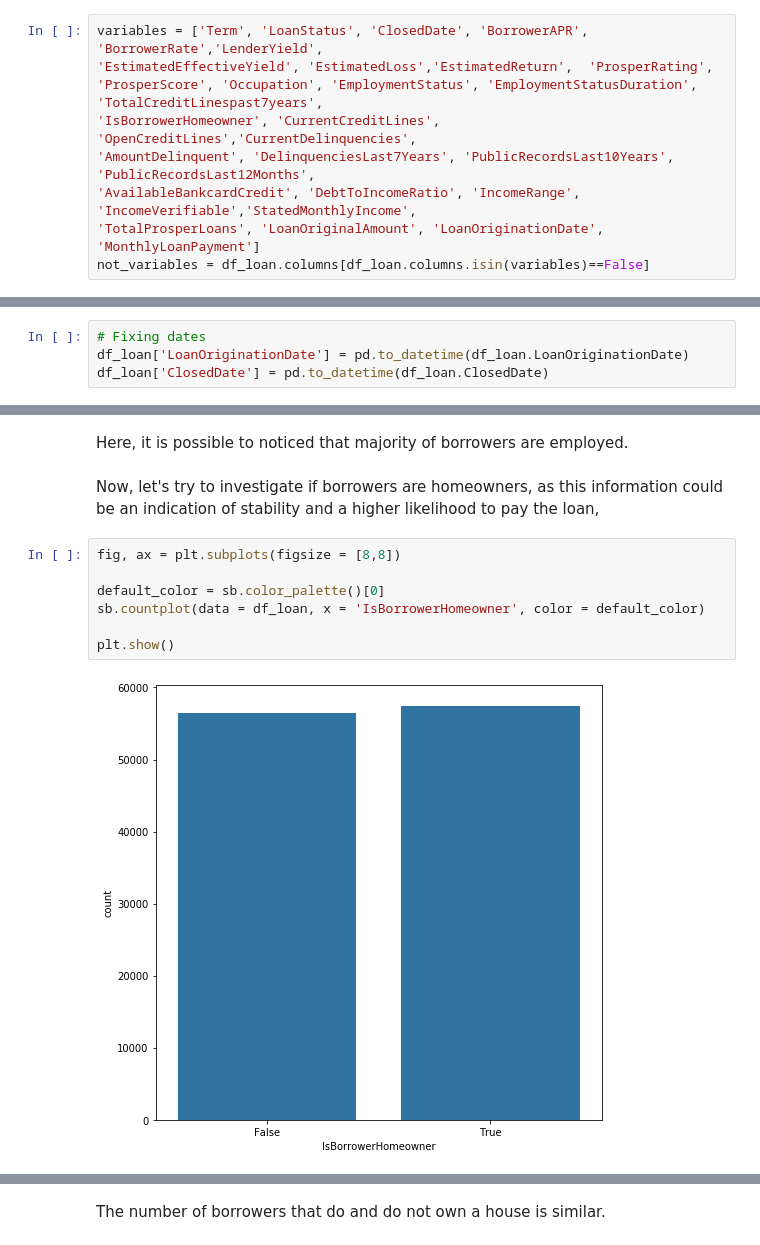
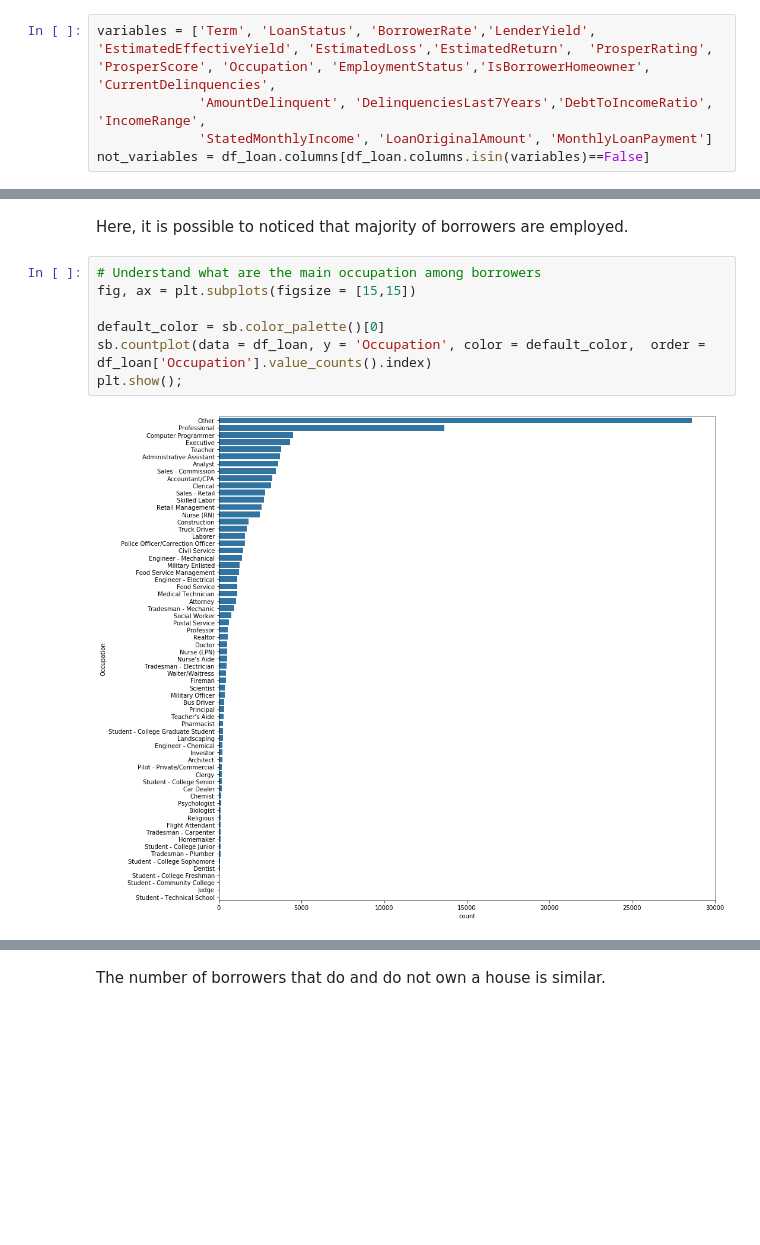
Before and after one commit to dsllt/-Udacity_DA_P5, a Jupyter notebook: Prosper_Loan_Data.ipynb, the cells around one changed output, grey strips where cells are left out. Saved outputs shown, nothing was run; the diff lists cells and outputs as text; blank space fills up the shorter version.

Commit message:
including new plots

```diff
--- a/Prosper_Loan_Data.ipynb
+++ b/Prosper_Loan_Data.ipynb
@@ -124,13 +122,11 @@ Index(['ListingKey', 'ListingNumber', 'ListingCreationDate', 'CreditGrade',
        'Investors'],
       dtype='object')
 # %%
-variables = ['Term', 'LoanStatus', 'ClosedDate', 'BorrowerAPR', 'BorrowerRate','LenderYield',
+variables = ['Term', 'LoanStatus', 'BorrowerRate','LenderYield',
 'EstimatedEffectiveYield', 'EstimatedLoss','EstimatedReturn',  'ProsperRating',
-'ProsperScore', 'Occupation', 'EmploymentStatus', 'EmploymentStatusDuration',  'TotalCreditLinespast7years',
-'IsBorrowerHomeowner', 'CurrentCreditLines', 'OpenCreditLines','CurrentDelinquencies',
-'AmountDelinquent', 'DelinquenciesLast7Years', 'PublicRecordsLast10Years', 'PublicRecordsLast12Months',
-'AvailableBankcardCredit', 'DebtToIncomeRatio', 'IncomeRange', 'IncomeVerifiable','StatedMonthlyIncome',
-'TotalProsperLoans', 'LoanOriginalAmount', 'LoanOriginationDate', 'MonthlyLoanPayment']
+'ProsperScore', 'Occupation', 'EmploymentStatus','IsBorrowerHomeowner',  'CurrentDelinquencies',
+             'AmountDelinquent', 'DelinquenciesLast7Years','DebtToIncomeRatio', 'IncomeRange',
+             'StatedMonthlyIncome', 'LoanOriginalAmount', 'MonthlyLoanPayment']
 not_variables = df_loan.columns[df_loan.columns.isin(variables)==False]
 # %%
 df_loan.drop(not_variables, axis=1, inplace=True)
@@ -169,8 +163,4 @@ There are some issues with data types:
 * LoanStatus, ProsperScore, Occupation, EmploymentStatus and IncomeRange should be categories.
-# %%
-# Fixing dates
-df_loan['LoanOriginationDate'] = pd.to_datetime(df_loan.LoanOriginationDate)
-df_loan['ClosedDate'] = pd.to_datetime(df_loan.ClosedDate)
 # %%
 # Fixing categories types
 # Convert IncomeRange into ordered categorical type
@@ -269,13 +255,11 @@ plt.show()
 # %% [markdown]
 Here, it is possible to noticed that majority of borrowers are employed.
-# %% [markdown]
-Now, let's try to investigate if borrowers are homeowners, as this information could be an indication of stability and a higher likelihood to pay the loan,
 # %%
-fig, ax = plt.subplots(figsize = [8,8])
+# Understand what are the main occupation among borrowers
+fig, ax = plt.subplots(figsize = [15,15])
 
 default_color = sb.color_palette()[0]
-sb.countplot(data = df_loan, x = 'IsBorrowerHomeowner', color = default_color)
-
-plt.show()
+sb.countplot(data = df_loan, y = 'Occupation', color = default_color,  order = df_loan['Occupation'].value_counts().index)
+plt.show();
 # %% [output]
-[figure, old version]
+[figure, new version]
```
Also changed, not shown: parts of 68 cells of this notebook.
